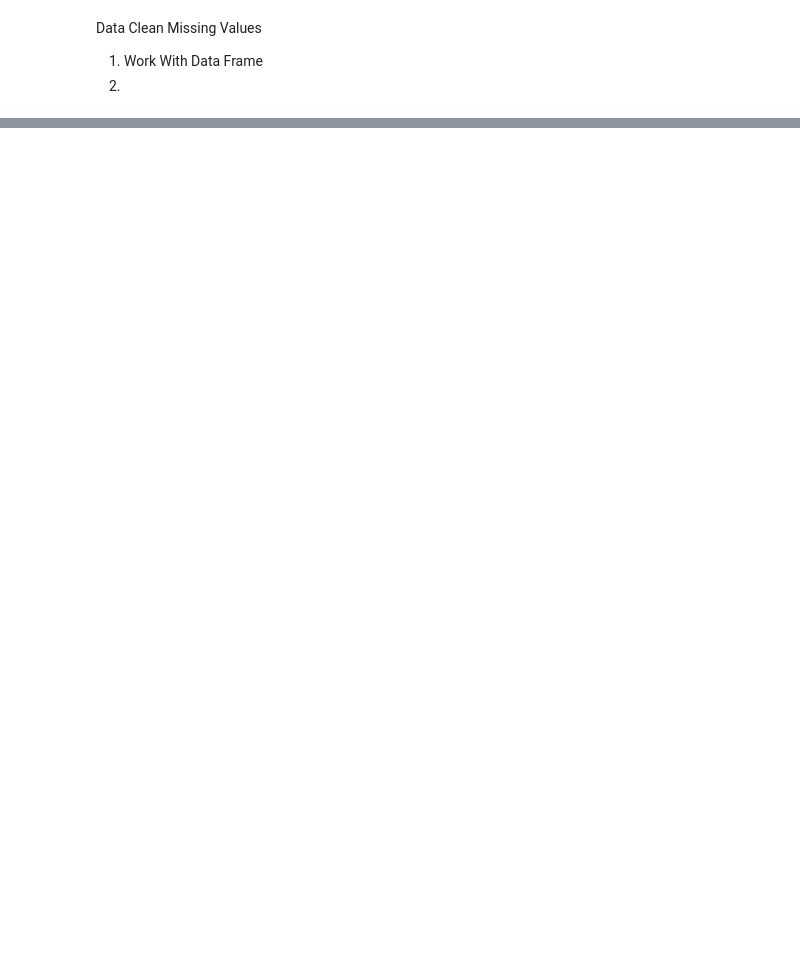
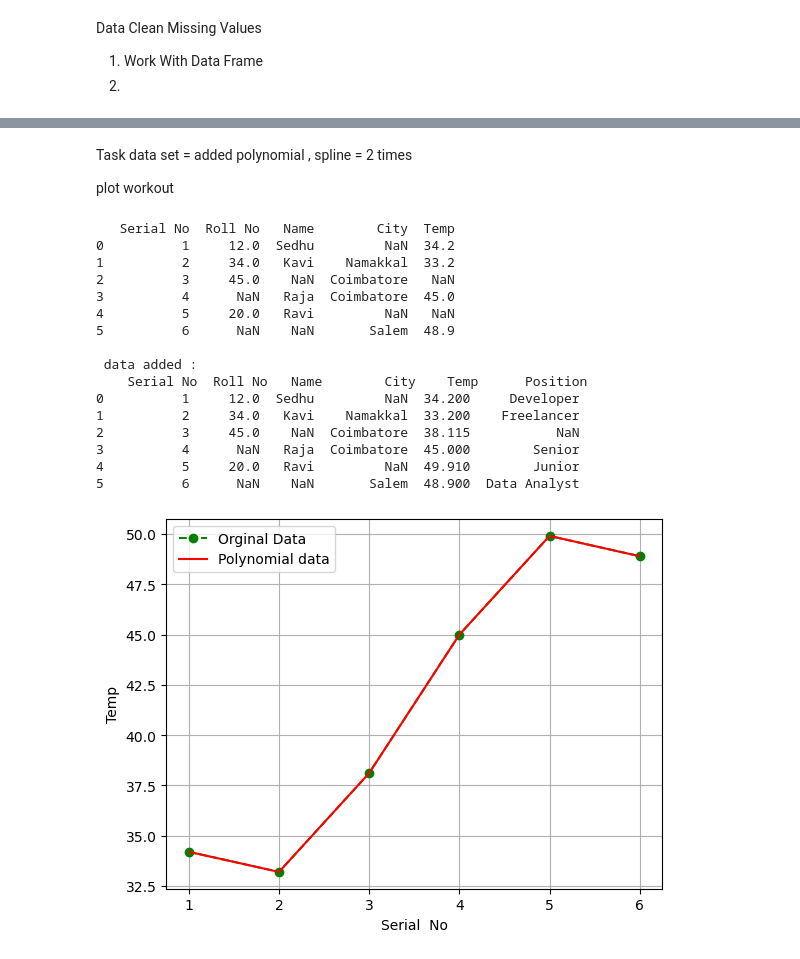
Before and after one commit to Sedhu2429/100-Days-of-Data-Scince-, a Jupyter notebook: pandaslearn.ipynb, the cells around one changed output, grey strips where cells are left out. Saved outputs shown, nothing was run; the diff lists cells and outputs as text; code cells hidden in the pictures; blank space fills up the shorter version.

```diff
--- a/pandaslearn.ipynb
+++ b/pandaslearn.ipynb
@@ -216,0 +629,59 @@ work 2 times
+# %% [markdown]
+Task
+data  set =  added
+polynomial ,  spline  = 2 times
+
+plot  workout
+# %%
+import pandas as pd
+import numpy as  np
+import matplotlib.pyplot as plt
+
+
+data = data.copy()
+
+# print(data)
+
+df = pd.DataFrame(data)
+
+print(df)
+position = ["Developer","Freelancer",np.nan,"Senior","Junior","Data Analyst"]
+
+df.insert(5 , "Position", position)
+
+
+
+df["Temp"] = df["Temp"].interpolate(method="polynomial" , order = 3)
+print(f"\n data added :  \n {df}")
+
+
+plt.plot(df["Serial No"] , df["Temp"] , "go--", label = "Orginal Data")
+plt.plot(df["Serial No"] , df["Temp"] , "r-", label = "Polynomial data")
+
+plt.xlabel("Serial  No")
+
+plt.ylabel("Temp")
+
+plt.legend()
+
+plt.grid(True)
+
+plt.show()
+# %% [output]
+   Serial No  Roll No   Name        City  Temp
+0          1     12.0  Sedhu         NaN  34.2
+1          2     34.0   Kavi    Namakkal  33.2
+2          3     45.0    NaN  Coimbatore   NaN
+3          4      NaN   Raja  Coimbatore  45.0
+4          5     20.0   Ravi         NaN   NaN
+5          6      NaN    NaN       Salem  48.9
+
+ data added :
+    Serial No  Roll No   Name        City    Temp      Position
+0          1     12.0  Sedhu         NaN  34.200     Developer
+1          2     34.0   Kavi    Namakkal  33.200    Freelancer
+2          3     45.0    NaN  Coimbatore  38.115           NaN
+3          4      NaN   Raja  Coimbatore  45.000        Senior
+4          5     20.0   Ravi         NaN  49.910        Junior
+5          6      NaN    NaN       Salem  48.900  Data Analyst
+[figure, added]
```
Also changed, not shown: parts of 28 cells of this notebook, 19 other files.
